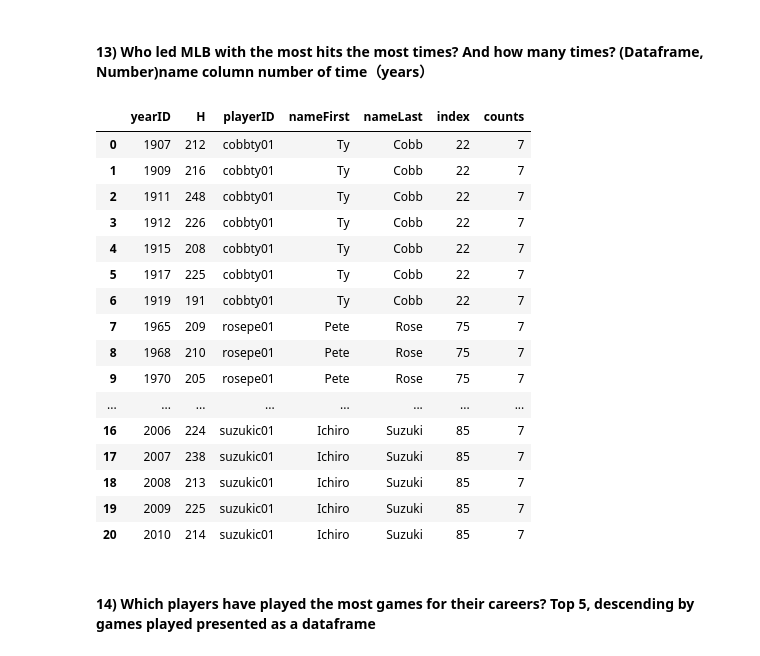
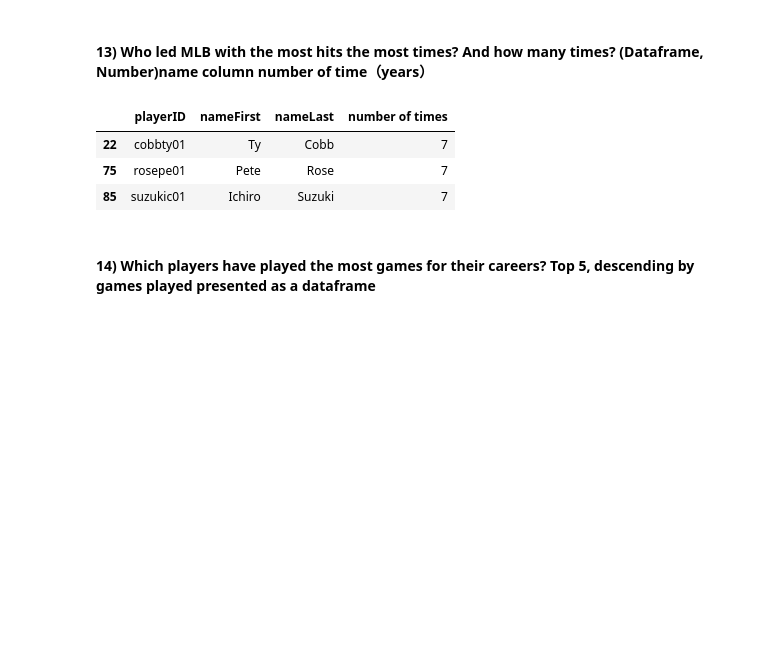
Before and after one commit to Niceboat168/Assignment, a Jupyter notebook: BUAN6340_Minxiang_Yao_Assignment1.ipynb, the cells around one changed output. Cells and saved outputs as stored; diff of their text form; code cells hidden in the pictures; blank space fills up the shorter version.

```diff
--- a/BUAN6340_Minxiang_Yao_Assignment1.ipynb
+++ b/BUAN6340_Minxiang_Yao_Assignment1.ipynb
@@ -195,29 +218,16 @@ df12max
 # %%
 df13= df.groupby(['yearID','playerID','nameFirst','nameLast']).agg({'H':sum})
 df13.groupby('yearID').agg({'H':max})
 df13m = df13.max(level=0).reset_index().merge(df13.reset_index())
-df13m.groupby(['playerID','nameFirst','nameLast']).size().reset_index(name='counts').max()['counts']
-dfm = df13m.groupby(['playerID','nameFirst','nameLast']).size().reset_index(name='counts')
-dfplayer = dfm[(dfm['counts']==7)]
-df13m.merge(dfplayer.reset_index())
+df13m.groupby(['playerID','nameFirst','nameLast']).size().reset_index(name='number of times').max()['number of times']
+dfm = df13m.groupby(['playerID','nameFirst','nameLast']).size().reset_index(name='number of times')
+dfplayer = dfm[(dfm['number of times']==7)]
+dfplayer
 # %% [output]
-|  | yearID | H | playerID | nameFirst | nameLast | index | counts |
-| 0 | 1907 | 212 | cobbty01 | Ty | Cobb | 22 | 7 |
-| 1 | 1909 | 216 | cobbty01 | Ty | Cobb | 22 | 7 |
-| 2 | 1911 | 248 | cobbty01 | Ty | Cobb | 22 | 7 |
-| 3 | 1912 | 226 | cobbty01 | Ty | Cobb | 22 | 7 |
-| 4 | 1915 | 208 | cobbty01 | Ty | Cobb | 22 | 7 |
-| 5 | 1917 | 225 | cobbty01 | Ty | Cobb | 22 | 7 |
-| 6 | 1919 | 191 | cobbty01 | Ty | Cobb | 22 | 7 |
-| 7 | 1965 | 209 | rosepe01 | Pete | Rose | 75 | 7 |
-| 8 | 1968 | 210 | rosepe01 | Pete | Rose | 75 | 7 |
-| 9 | 1970 | 205 | rosepe01 | Pete | Rose | 75 | 7 |
-| ... | ... | ... | ... | ... | ... | ... | ... |
-| 16 | 2006 | 224 | suzukic01 | Ichiro | Suzuki | 85 | 7 |
-| 17 | 2007 | 238 | suzukic01 | Ichiro | Suzuki | 85 | 7 |
-| 18 | 2008 | 213 | suzukic01 | Ichiro | Suzuki | 85 | 7 |
-| 19 | 2009 | 225 | suzukic01 | Ichiro | Suzuki | 85 | 7 |
-| 20 | 2010 | 214 | suzukic01 | Ichiro | Suzuki | 85 | 7 |
+|  | playerID | nameFirst | nameLast | number of times |
+| 22 | cobbty01 | Ty | Cobb | 7 |
+| 75 | rosepe01 | Pete | Rose | 7 |
+| 85 | suzukic01 | Ichiro | Suzuki | 7 |
 # %% [markdown]
 #### 14) Which players have played the most games for their careers?  Top 5, descending by games played presented as a dataframe
 # %%
```
Also changed, not shown: parts of 10 cells of this notebook.
